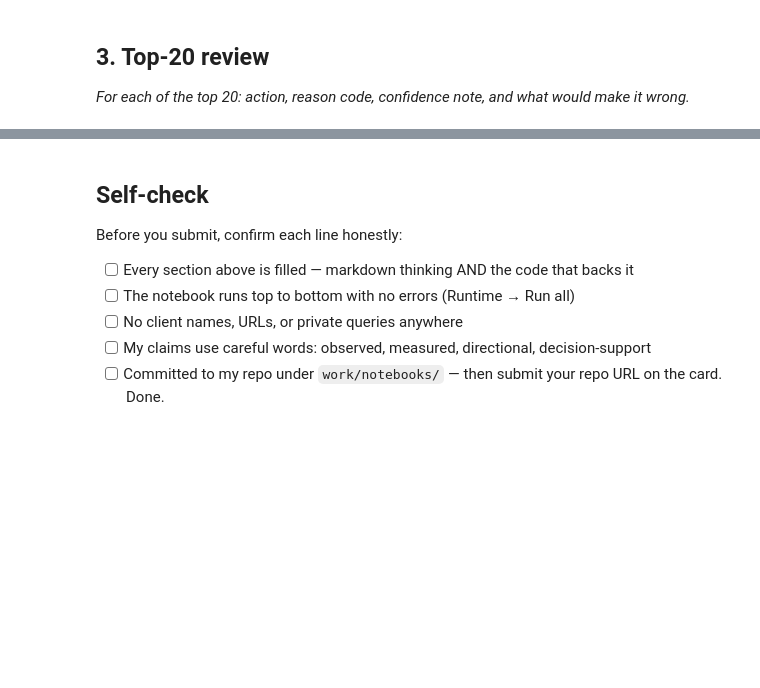
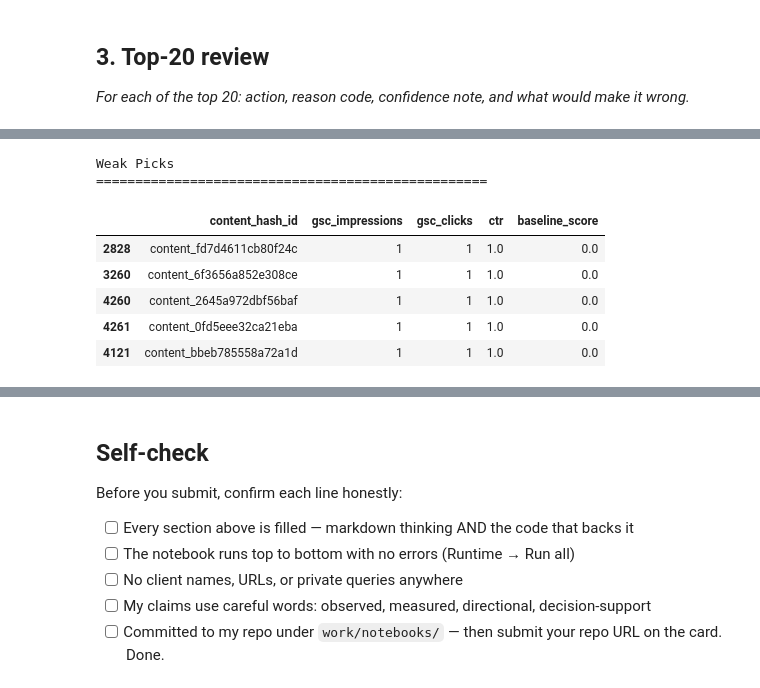
Before and after one commit to Gulzaibsharif-coder/flyrank-ml-capstone, a Jupyter notebook: work/notebooks/w04_baseline_score.ipynb, the cells around one changed output, grey strips where cells are left out. Drawn from its saved outputs; the diff is of its cells as text; code cells hidden in the pictures; blank space fills up the shorter version.

```diff
--- a/work/notebooks/w04_baseline_score.ipynb
+++ b/work/notebooks/w04_baseline_score.ipynb
@@ -36,0 +212,28 @@ This skeleton is yours to fill. Work the sections **in order** — each one has
+# %%
+# Show 5 weakest picks from the ranked queue
+
+weak = df.tail(5)
+
+print("Weak Picks")
+print("=" * 50)
+
+display(
+    weak[
+        [
+            "content_hash_id",
+            "gsc_impressions",
+            "gsc_clicks",
+            "ctr",
+            "baseline_score",
+        ]
+    ]
+)
+# %% [output]
+Weak Picks
+==================================================
+|  | content_hash_id | gsc_impressions | gsc_clicks | ctr | baseline_score |
+| 2828 | content_fd7d4611cb80f24c | 1 | 1 | 1.0 | 0.0 |
+| 3260 | content_6f3656a852e308ce | 1 | 1 | 1.0 | 0.0 |
+| 4260 | content_2645a972dbf56baf | 1 | 1 | 1.0 | 0.0 |
+| 4261 | content_0fd5eee32ca21eba | 1 | 1 | 1.0 | 0.0 |
+| 4121 | content_bbeb785558a72a1d | 1 | 1 | 1.0 | 0.0 |
```
Also changed, not shown: parts of 19 cells of this notebook.
